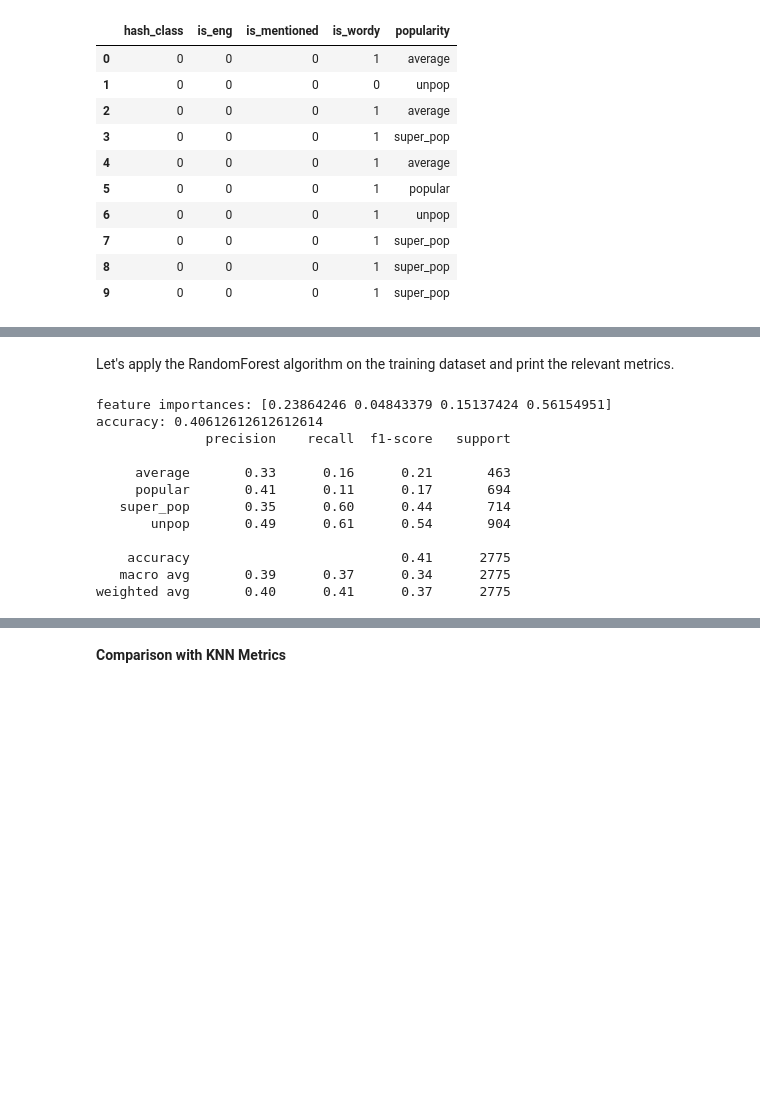
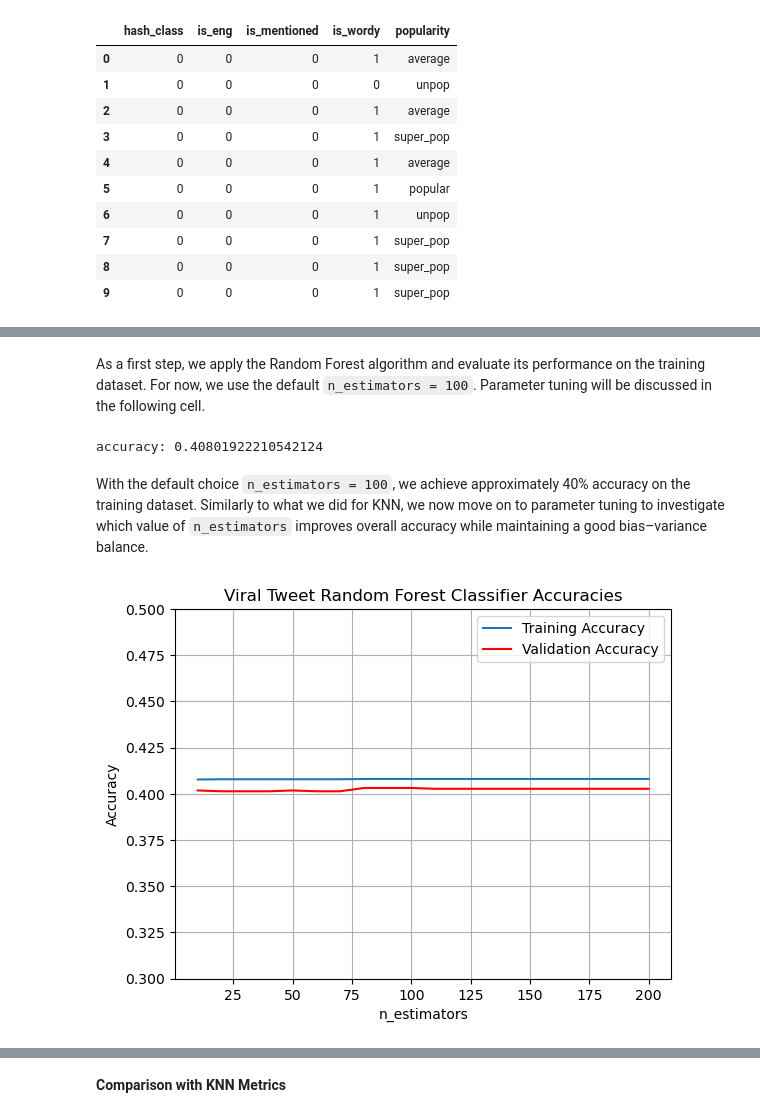
Before and after one commit to alessandrodondarini/tweet-virality-prediction, a Jupyter notebook: notebooks/supML_twitter.ipynb, the cells around one changed output, grey strips where cells are left out. Cells and saved outputs as stored; diff of their text form; code cells hidden in the pictures; blank space fills up the shorter version.

```diff
--- a/notebooks/supML_twitter.ipynb
+++ b/notebooks/supML_twitter.ipynb
@@ -500,31 +488,46 @@ Again, let's collect the relvant features and labels and split them into train a
 labels = df_random[['popularity']]
 data = df_random[['hash_class','is_eng','is_mentioned','is_wordy']]
 
-train_data, test_data, train_labels, test_labels = train_test_split(data, labels, random_state = 42)
+X_train, X_test, y_train, y_test = train_test_split(data, labels, test_size=0.2,random_state = 42)
+
+X_train, X_val, y_train, y_val = train_test_split(X_train,y_train, test_size=0.25,random_state = 42)
 # %% [markdown]
-Let's apply the RandomForest algorithm on the training dataset and print the relevant metrics.
+As a first step, we apply the Random Forest algorithm and evaluate its performance on the training dataset. For now, we use the default `n_estimators = 100`. Parameter tuning will be discussed in the following cell.
 # %%
 from sklearn.ensemble import RandomForestClassifier
 
 forest = RandomForestClassifier(random_state = 42)
-forest.fit(train_data, train_labels)
+forest.fit(X_train, y_train)
 
-pred_test_labels = forest.predict(test_data)
-reportRF = classification_report(test_labels,pred_test_labels)
-
-print('feature importances:', forest.feature_importances_)
-print('accuracy:', forest.score(test_data, test_labels))
-print(classification_report(test_labels,pred_test_labels))
+pred_train_labels = forest.predict(X_train)
+print('accuracy:', accuracy_score(y_train, pred_train_labels))
 # %% [output]
-feature importances: [0.23864246 0.04843379 0.15137424 0.56154951]
-accuracy: 0.40612612612612614
-              precision    recall  f1-score   support
-
-     average       0.33      0.16      0.21       463
-     popular       0.41      0.11      0.17       694
-   super_pop       0.35      0.60      0.44       714
-       unpop       0.49      0.61      0.54       904
-
-    accuracy                           0.41      2775
-   macro avg       0.39      0.37      0.34      2775
-weighted avg       0.40      0.41      0.37      2775
+accuracy: 0.40801922210542124
+# %% [markdown]
+With the default choice `n_estimators = 100`, we achieve approximately 40% accuracy on the training dataset. Similarly to what we did for KNN, we now move on to parameter tuning to investigate which value of `n_estimators` improves overall accuracy while maintaining a good bias–variance balance.
+# %%
+training_acc = []
+validation_acc = []
+
+for n_tree in range(10,210, 10):
+    forest = RandomForestClassifier(n_estimators = n_tree, random_state = 42)
+    forest.fit(X_train,y_train)
+
+    pred_train_labels = forest.predict(X_train)
+    pred_val_labels = forest.predict(X_val)
+
+    training_acc.append(accuracy_score(y_train, pred_train_labels))
+    validation_acc.append(accuracy_score(y_val, pred_val_labels))
+# %%
+n_tree_list= range(10,210, 10)
+plt.plot(n_tree_list, training_acc, label= 'Training Accuracy')
+plt.plot(n_tree_list, validation_acc, c = 'red', label = 'Validation Accuracy')
+plt.xlabel('n_estimators')
+plt.ylabel('Accuracy')
+plt.ylim(0.3,0.5)
+plt.title("Viral Tweet Random Forest Classifier Accuracies")
+plt.legend()
+plt.grid(True)
+plt.show()
+# %% [output]
+[figure, added]
```
Also changed, not shown: parts of 27 cells of this notebook.
